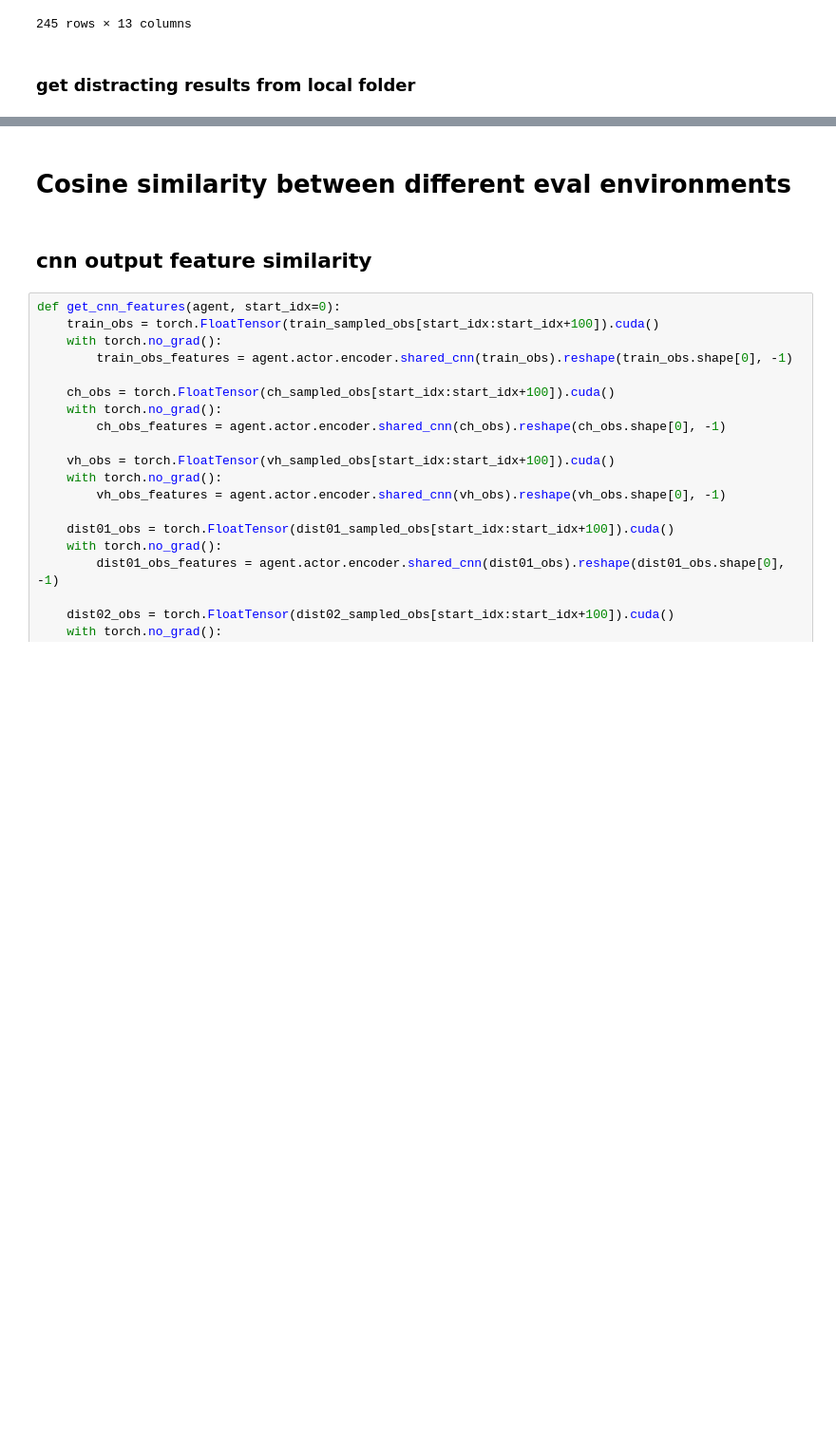
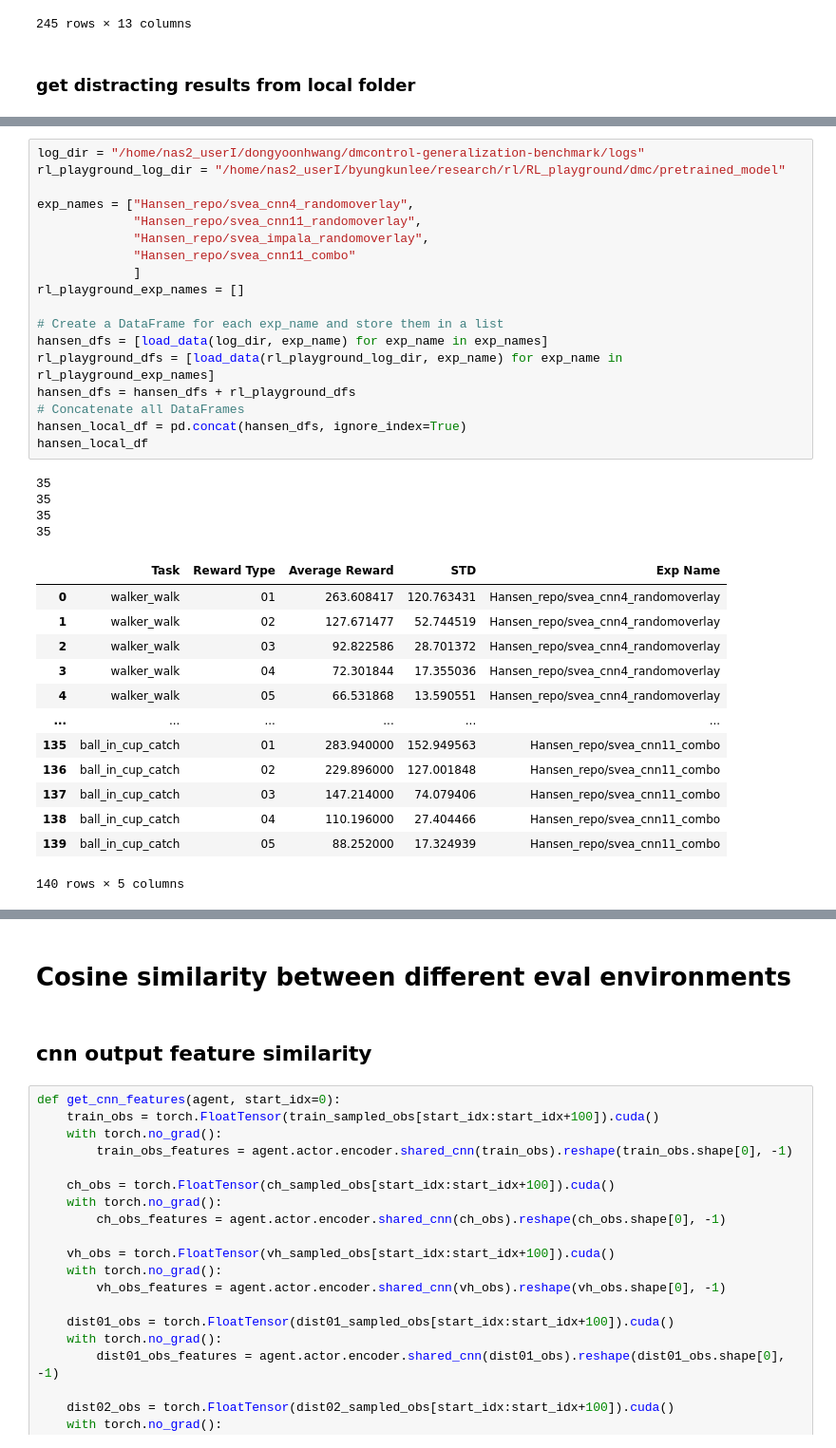
Before and after one commit to godnpeter/dmcontrol-generalization-benchmark, a Jupyter notebook: src/analyze_embeddings.ipynb, the cells around one changed output, grey strips where cells are left out. Shown at 95% size. Drawn from its saved outputs; the diff is of its cells as text; blank space fills up the shorter version.

```diff
--- a/src/analyze_embeddings.ipynb
+++ b/src/analyze_embeddings.ipynb
@@ -258,0 +325,36 @@ runs_df
+# %%
+log_dir = "/home/nas2_userI/dongyoonhwang/dmcontrol-generalization-benchmark/logs"
+rl_playground_log_dir = "/home/nas2_userI/byungkunlee/research/rl/RL_playground/dmc/pretrained_model"
+
+exp_names = ["Hansen_repo/svea_cnn4_randomoverlay",
+             "Hansen_repo/svea_cnn11_randomoverlay",
+             "Hansen_repo/svea_impala_randomoverlay",
+             "Hansen_repo/svea_cnn11_combo"
+             ]
+rl_playground_exp_names = []
+
+# Create a DataFrame for each exp_name and store them in a list
+hansen_dfs = [load_data(log_dir, exp_name) for exp_name in exp_names]
+rl_playground_dfs = [load_data(rl_playground_log_dir, exp_name) for exp_name in rl_playground_exp_names]
+hansen_dfs = hansen_dfs + rl_playground_dfs
+# Concatenate all DataFrames
+hansen_local_df = pd.concat(hansen_dfs, ignore_index=True)
+hansen_local_df
+# %% [output]
+35
+35
+35
+35
+|  | Task | Reward Type | Average Reward | STD | Exp Name |
+| 0 | walker_walk | 01 | 263.608417 | 120.763431 | Hansen_repo/svea_cnn4_randomoverlay |
+| 1 | walker_walk | 02 | 127.671477 | 52.744519 | Hansen_repo/svea_cnn4_randomoverlay |
+| 2 | walker_walk | 03 | 92.822586 | 28.701372 | Hansen_repo/svea_cnn4_randomoverlay |
+| 3 | walker_walk | 04 | 72.301844 | 17.355036 | Hansen_repo/svea_cnn4_randomoverlay |
+| 4 | walker_walk | 05 | 66.531868 | 13.590551 | Hansen_repo/svea_cnn4_randomoverlay |
+| ... | ... | ... | ... | ... | ... |
+| 135 | ball_in_cup_catch | 01 | 283.940000 | 152.949563 | Hansen_repo/svea_cnn11_combo |
+| 136 | ball_in_cup_catch | 02 | 229.896000 | 127.001848 | Hansen_repo/svea_cnn11_combo |
+| 137 | ball_in_cup_catch | 03 | 147.214000 | 74.079406 | Hansen_repo/svea_cnn11_combo |
+| 138 | ball_in_cup_catch | 04 | 110.196000 | 27.404466 | Hansen_repo/svea_cnn11_combo |
+| 139 | ball_in_cup_catch | 05 | 88.252000 | 17.324939 | Hansen_repo/svea_cnn11_combo |
+140 rows × 5 columns
```
Also changed, not shown: parts of 5 cells of this notebook, 6 other files.
